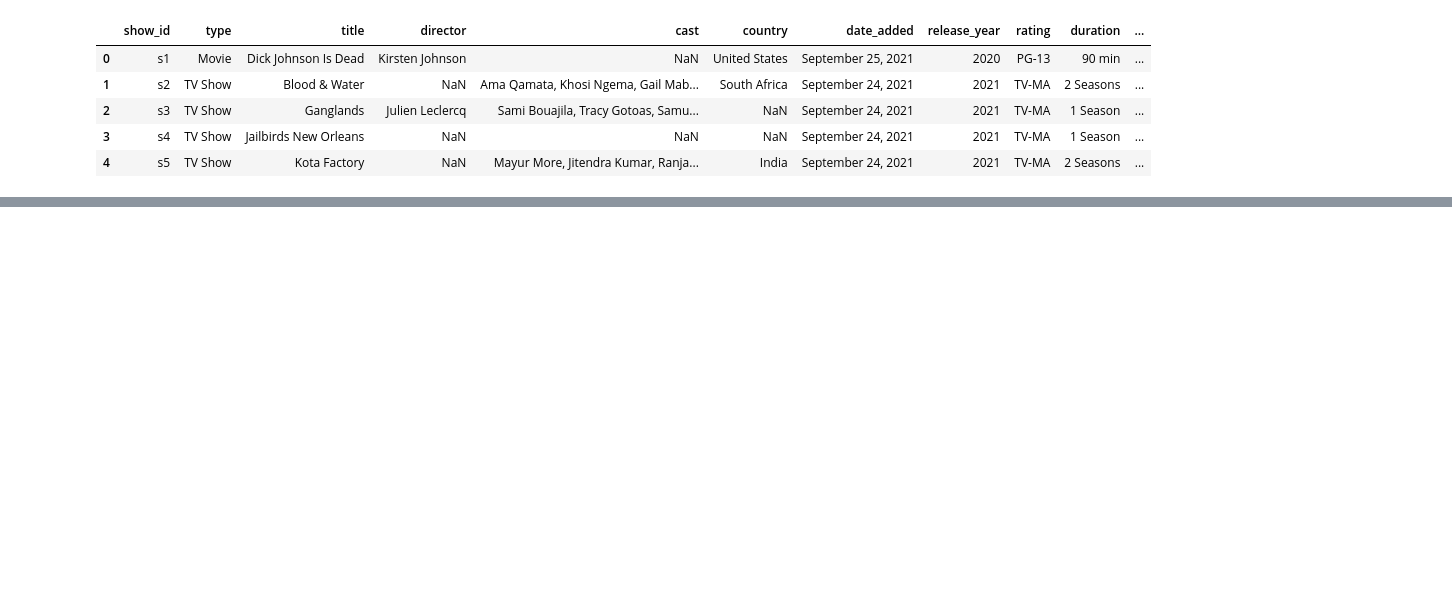
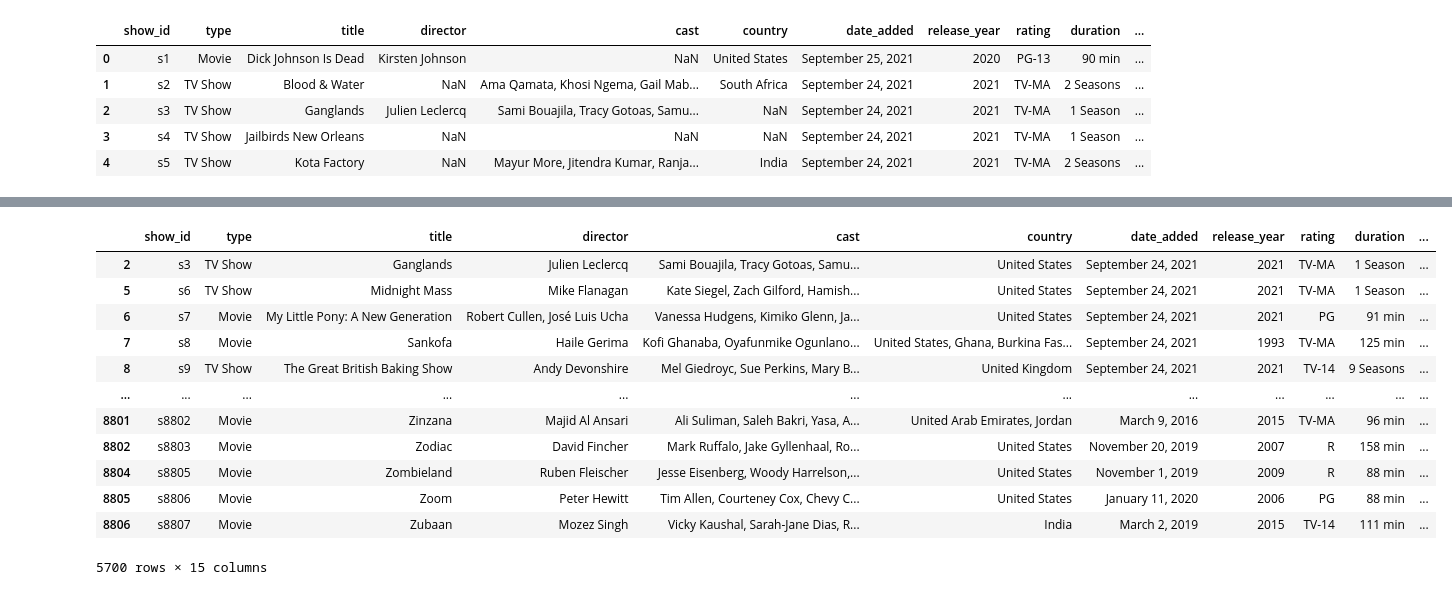
Before and after one commit to SarahLuym/kaggle, a Jupyter notebook: Netflix/Netflix Data Analysis.ipynb, the cells around one changed output, grey strips where cells are left out. Cells and saved outputs as stored; diff of their text form; code cells hidden in the pictures; blank space fills up the shorter version.

```diff
--- a/Netflix/Netflix Data Analysis.ipynb
+++ b/Netflix/Netflix Data Analysis.ipynb
@@ -14,0 +72,7 @@ df.head()
+# %%
+df['country'] = df['country'].fillna(df['country'].mode()[0])
+df['date_added'] = df['date_added'].fillna(df['date_added'].mode()[0])
+df['rating'] = df['rating'].fillna(df['rating'].mode()[0])
+df['duration'] = df['duration'].fillna(df['duration'].mode()[0])
+# %%
+df = df.dropna(how="any", subset=['director', 'cast'])
@@ -14,0 +107,8 @@ df.head()
+# %%
+df['num_genres'] = df['listed_in'].apply(lambda x: len(x.split(',')))
+df = df.rename(columns={'listed_in': 'Genre'})
+
+genre = df['Genre'].str.split(',').dropna().to_numpy()
+genre = np.unique(sum(genre, []))
+print(len(genre))
+genre
@@ -14,0 +134,18 @@ df.head()
+# %%
+df['year_added'] = df['date_added'].apply(lambda x: x.split(', ')[1])
+df['month_added'] = df['date_added'].apply(lambda x: x.split(' ')[0])
+df
+# %% [output]
+|  | show_id | type | title | director | cast | country | date_added | release_year | rating | duration | ... |
+| 2 | s3 | TV Show | Ganglands | Julien Leclercq | Sami Bouajila, Tracy Gotoas, Samu... | United States | September 24, 2021 | 2021 | TV-MA | 1 Season | ... |
+| 5 | s6 | TV Show | Midnight Mass | Mike Flanagan | Kate Siegel, Zach Gilford, Hamish... | United States | September 24, 2021 | 2021 | TV-MA | 1 Season | ... |
+| 6 | s7 | Movie | My Little Pony: A New Generation | Robert Cullen, José Luis Ucha | Vanessa Hudgens, Kimiko Glenn, Ja... | United States | September 24, 2021 | 2021 | PG | 91 min | ... |
+| 7 | s8 | Movie | Sankofa | Haile Gerima | Kofi Ghanaba, Oyafunmike Ogunlano... | United States, Ghana, Burkina Fas... | September 24, 2021 | 1993 | TV-MA | 125 min | ... |
+| 8 | s9 | TV Show | The Great British Baking Show | Andy Devonshire | Mel Giedroyc, Sue Perkins, Mary B... | United Kingdom | September 24, 2021 | 2021 | TV-14 | 9 Seasons | ... |
+| ... | ... | ... | ... | ... | ... | ... | ... | ... | ... | ... | ... |
+| 8801 | s8802 | Movie | Zinzana | Majid Al Ansari | Ali Suliman, Saleh Bakri, Yasa, A... | United Arab Emirates, Jordan | March 9, 2016 | 2015 | TV-MA | 96 min | ... |
+| 8802 | s8803 | Movie | Zodiac | David Fincher | Mark Ruffalo, Jake Gyllenhaal, Ro... | United States | November 20, 2019 | 2007 | R | 158 min | ... |
+| 8804 | s8805 | Movie | Zombieland | Ruben Fleischer | Jesse Eisenberg, Woody Harrelson,... | United States | November 1, 2019 | 2009 | R | 88 min | ... |
+| 8805 | s8806 | Movie | Zoom | Peter Hewitt | Tim Allen, Courteney Cox, Chevy C... | United States | January 11, 2020 | 2006 | PG | 88 min | ... |
+| 8806 | s8807 | Movie | Zubaan | Mozez Singh | Vicky Kaushal, Sarah-Jane Dias, R... | India | March 2, 2019 | 2015 | TV-14 | 111 min | ... |
+5700 rows × 15 columns
```
Also changed, not shown: parts of 26 cells of this notebook, 1 other file.
